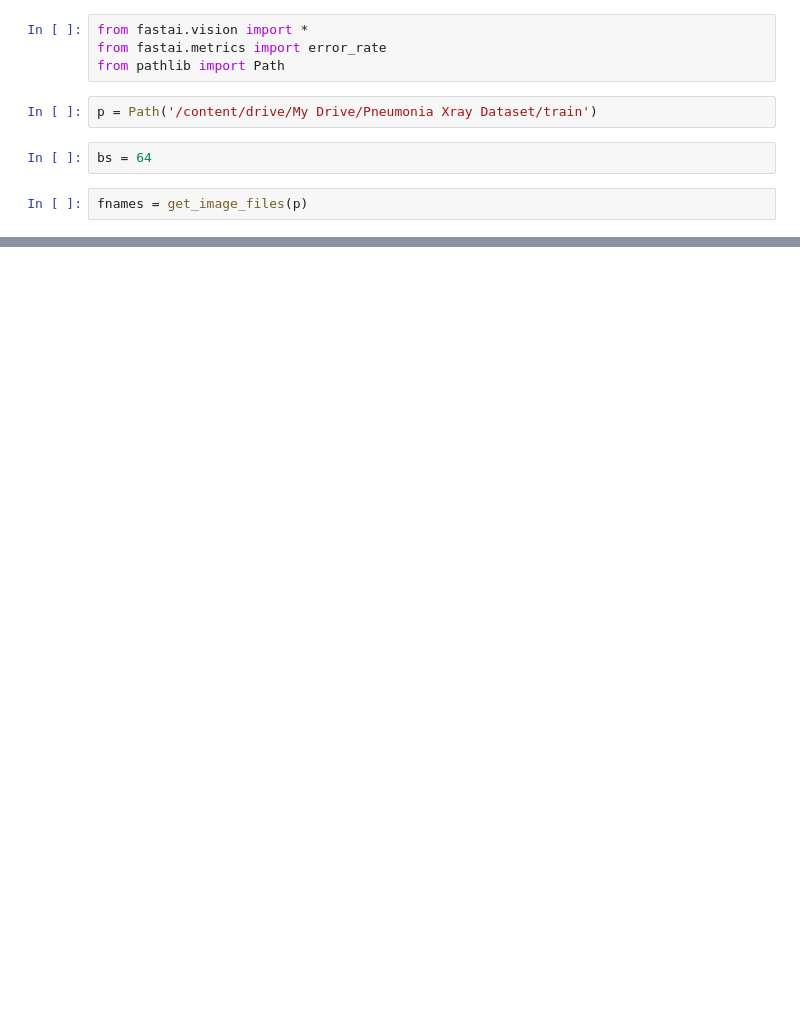
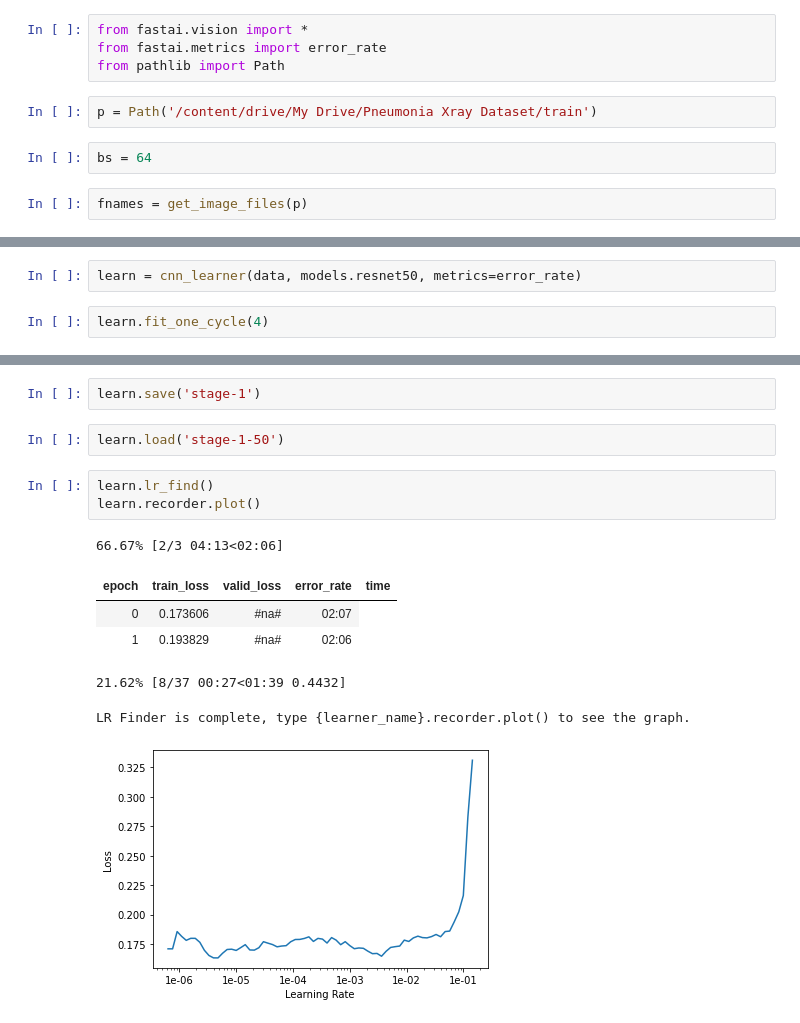
Before and after one commit to AndAmir/Pneumonia-Classification-Model, a Jupyter notebook: Pneumonia_Classification_Model.ipynb, the cells around one changed output, grey strips where cells are left out. Drawn from its saved outputs; the diff is of its cells as text; blank space fills up the shorter version.

Commit message:
Trained Model

```diff
--- a/Pneumonia_Classification_Model.ipynb
+++ b/Pneumonia_Classification_Model.ipynb
@@ -31,0 +37,4 @@ from_name_re(path:Union[pathlib.Path, str], fnames:Collection[pathlib.Path], pat
+# %%
+learn = cnn_learner(data, models.resnet50, metrics=error_rate)
+# %%
+learn.fit_one_cycle(4)
@@ -31,0 +47,15 @@ from_name_re(path:Union[pathlib.Path, str], fnames:Collection[pathlib.Path], pat
+# %%
+learn.save('stage-1')
+# %%
+learn.load('stage-1-50')
+# %%
+learn.lr_find()
+learn.recorder.plot()
+# %% [output]
+66.67% [2/3 04:13<02:06]
+| epoch | train_loss | valid_loss | error_rate | time |
+| 0 | 0.173606 | #na# | 02:07 |
+| 1 | 0.193829 | #na# | 02:06 |
+21.62% [8/37 00:27<01:39 0.4432]
+LR Finder is complete, type {learner_name}.recorder.plot() to see the graph.
+[figure, added]
```
Also changed, not shown: parts of 9 cells of this notebook.
